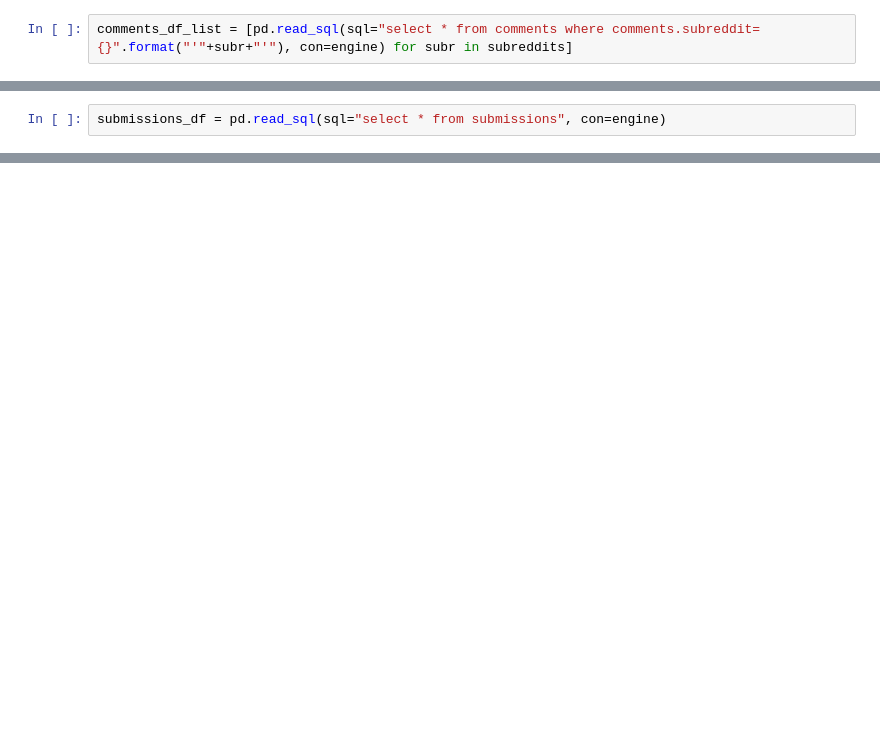
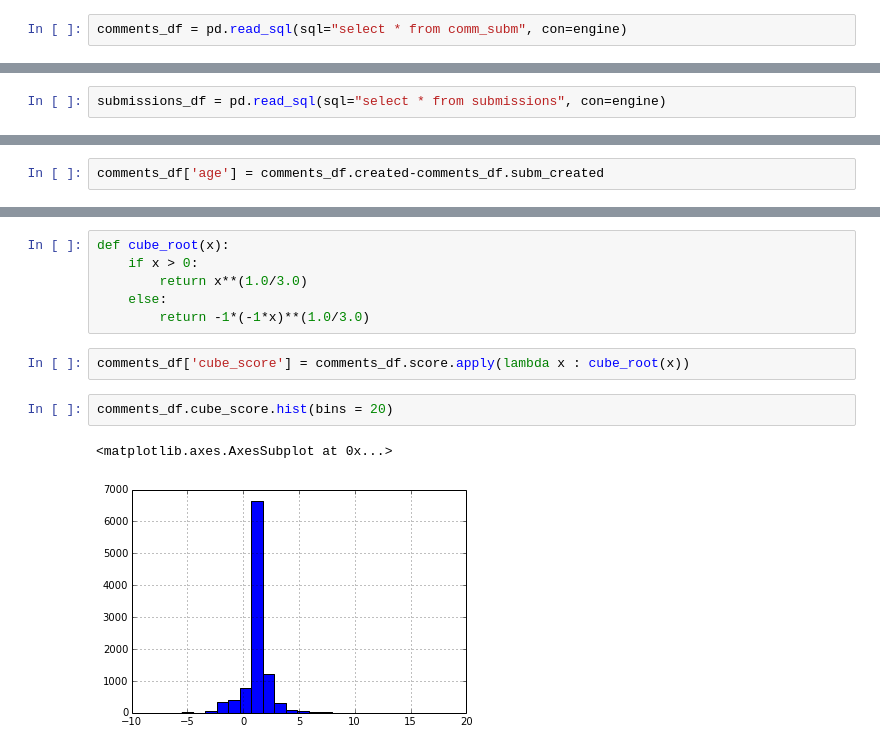
Before and after one commit to gautsi/creddit_score, a Jupyter notebook: notebooks/exploratory_analysis2.ipynb, the cells around one changed output, grey strips where cells are left out. Saved outputs shown, nothing was run; the diff lists cells and outputs as text; blank space fills up the shorter version.

```diff
--- a/notebooks/exploratory_analysis2.ipynb
+++ b/notebooks/exploratory_analysis2.ipynb
@@ -11,2 +13,2 @@ engine = create_engine('mysql+pymysql://gautam@localhost/reddit_comments')
 # %%
-comments_df_list = [pd.read_sql(sql="select * from comments where comments.subreddit={}".format("'"+subr+"'"), con=engine) for subr in subreddits]
+comments_df = pd.read_sql(sql="select * from comm_subm", con=engine)
@@ -34,0 +38,2 @@ get_subm(comments_df_list[0].loc[11025])
+# %%
+comments_df['age'] = comments_df.created-comments_df.subm_created
@@ -34,0 +49,13 @@ get_subm(comments_df_list[0].loc[11025])
+# %%
+def cube_root(x):
+    if x > 0:
+        return x**(1.0/3.0)
+    else:
+        return -1*(-1*x)**(1.0/3.0)
+# %%
+comments_df['cube_score'] = comments_df.score.apply(lambda x : cube_root(x))
+# %%
+comments_df.cube_score.hist(bins = 20)
+# %% [output]
+<matplotlib.axes.AxesSubplot at 0x...>
+[figure, added]
```
Also changed, not shown: parts of 12 cells of this notebook, 2 other files.
